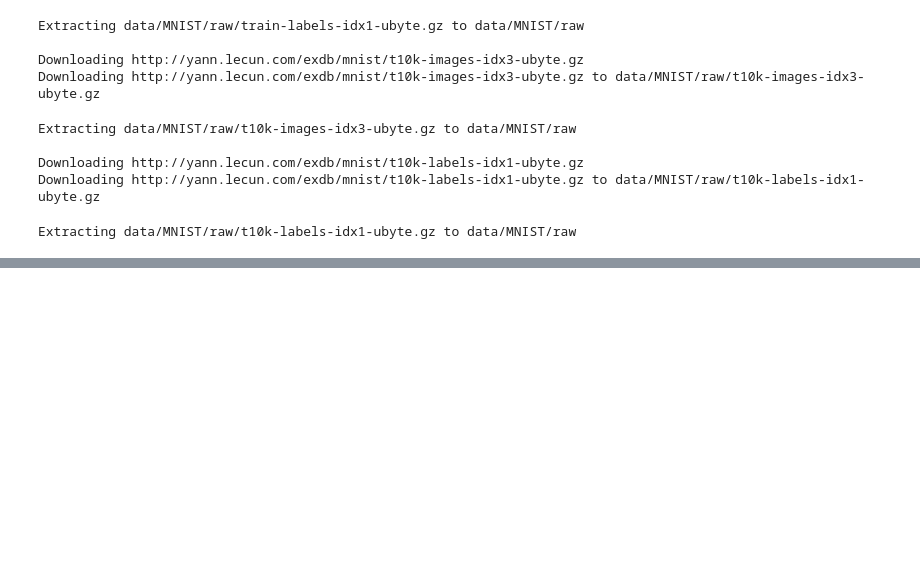
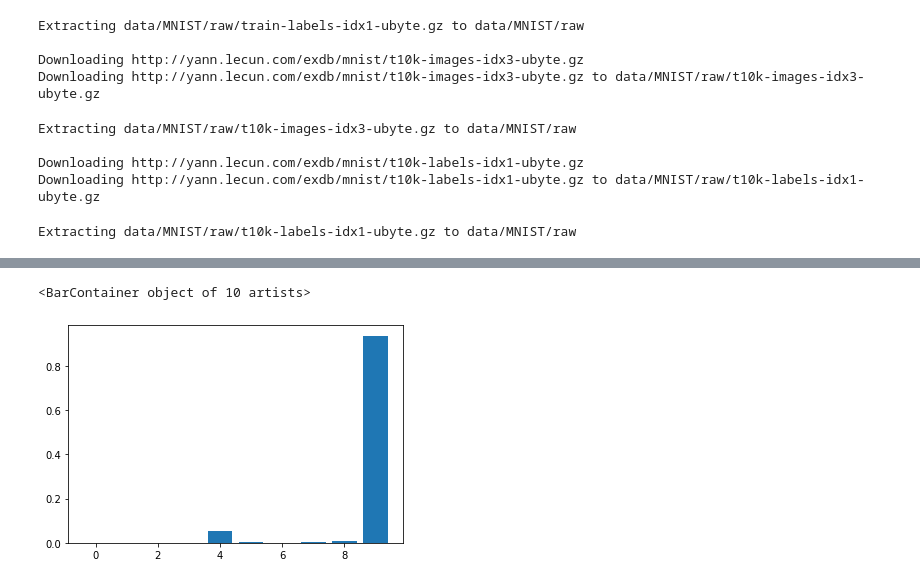
Before and after one commit to newstage75/ShogiAI, a Jupyter notebook: ch04/train_mnist.ipynb, the cells around one changed output, grey strips where cells are left out. Cells and saved outputs as stored; diff of their text form; code cells hidden in the pictures; blank space fills up the shorter version.

```diff
--- a/ch04/train_mnist.ipynb
+++ b/ch04/train_mnist.ipynb
@@ -78,0 +118,3 @@ device = torch.device("cuda" if use_cuda else "cpu")
+# %%
+# 損失関数
+loss_fn = nn.CrossEntropyLoss()
@@ -78,0 +123,3 @@ device = torch.device("cuda" if use_cuda else "cpu")
+# %%
+# オプティマイザ
+optimizer = torch.optim.SGD(model.parameters(), lr=learning_rate)
@@ -78,0 +199,6 @@ device = torch.device("cuda" if use_cuda else "cpu")
+# %%
+model.eval()
+with torch.no_grad():
+  x = data.unsqueeze(0).to(device)
+  logits = model(x)
+  pred = torch.softmax(logits, 1).squeeze().cpu()
@@ -78,0 +210,5 @@ device = torch.device("cuda" if use_cuda else "cpu")
+# %%
+plt.bar(range(10), pred)
+# %% [output]
+<BarContainer object of 10 artists>
+[figure, added]
```
Also changed, not shown: parts of 9 cells of this notebook.
